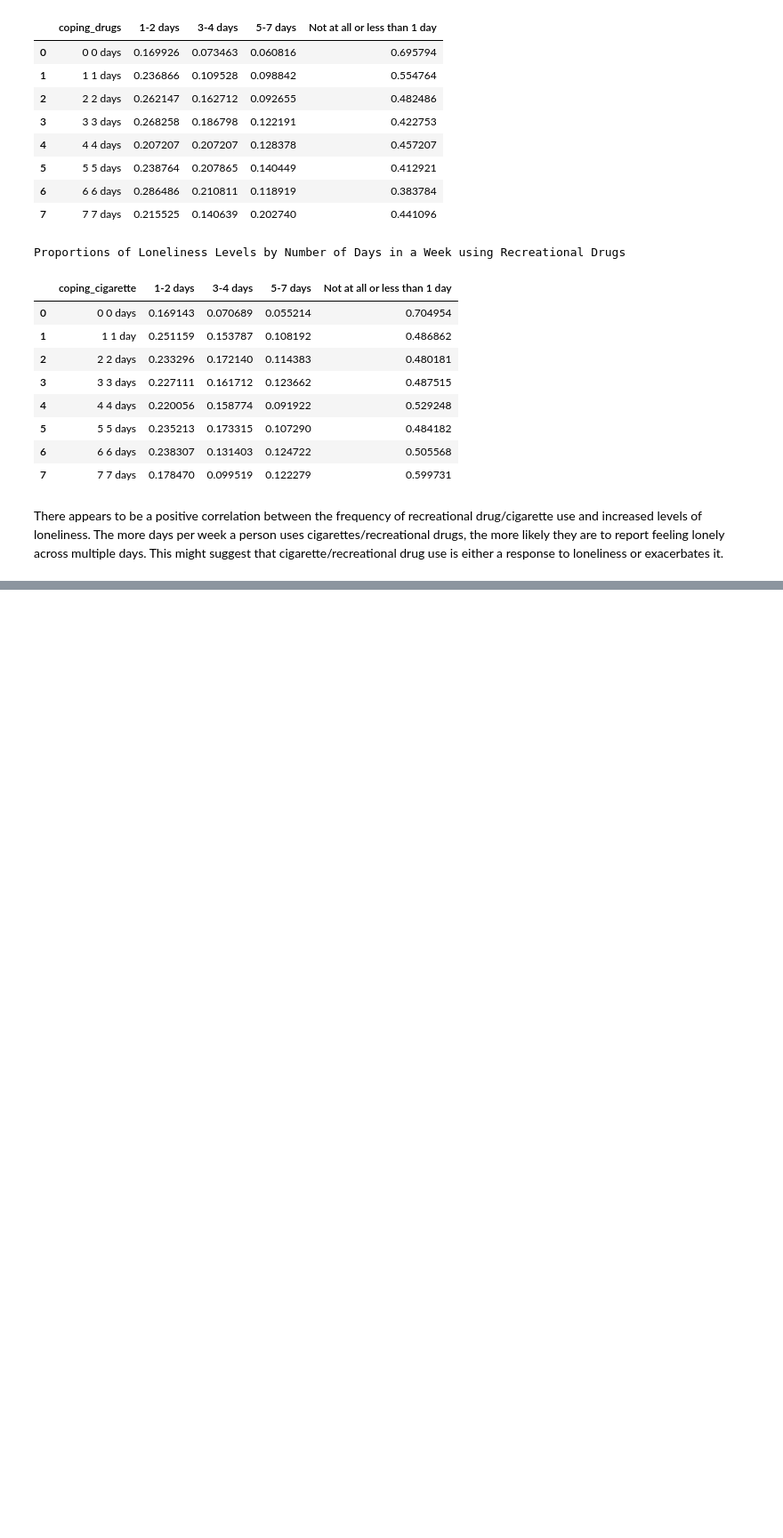
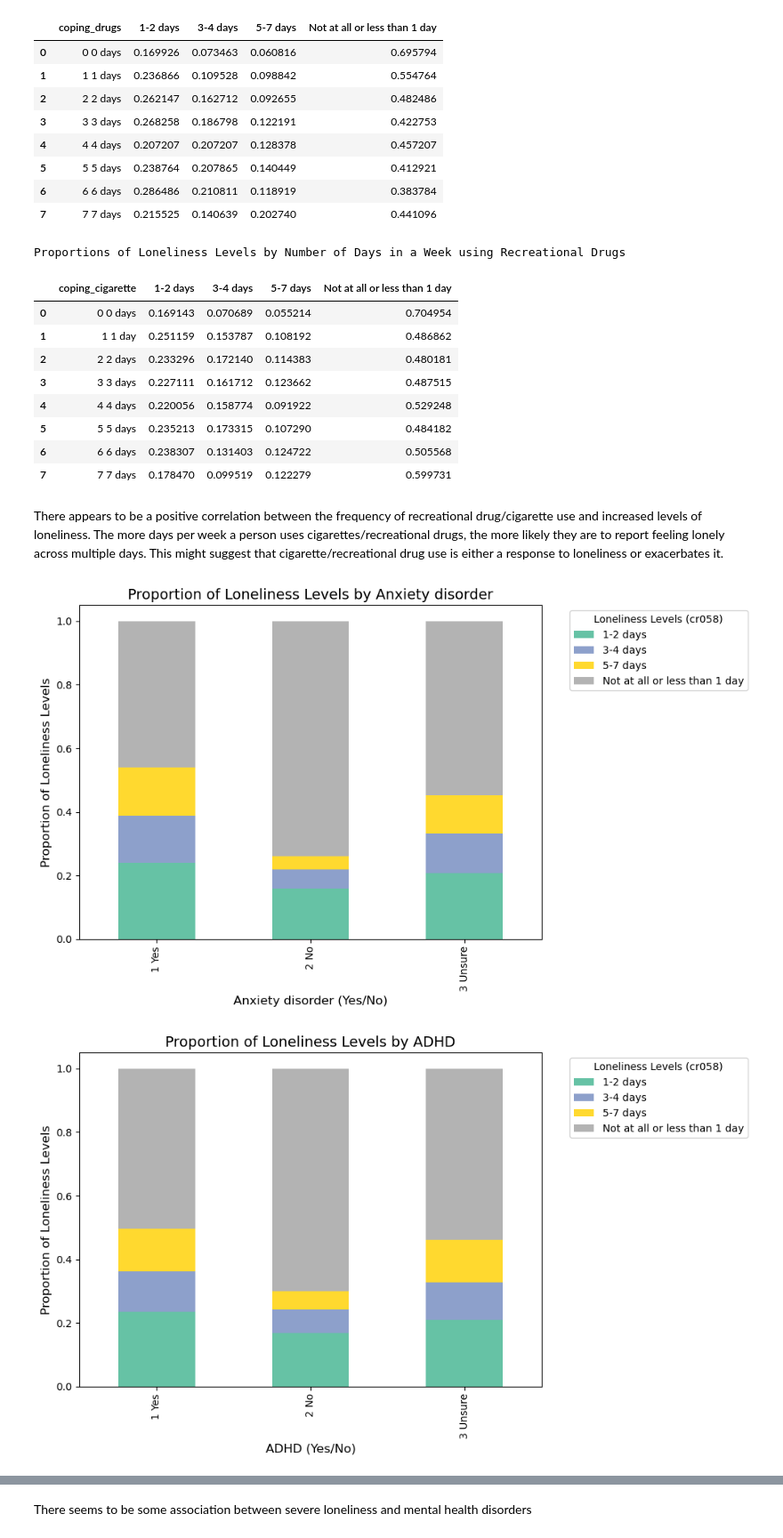
Before and after one commit to aditisudhakar/DSDP-Project-2, a Jupyter notebook: Loneliness.ipynb, the cells around one changed output, grey strips where cells are left out. Shown at 89% size. Drawn from its saved outputs; the diff is of its cells as text; code cells hidden in the pictures; blank space fills up the shorter version.

```diff
--- a/Loneliness.ipynb
+++ b/Loneliness.ipynb
@@ -1336,3 +1336,23 @@ Proportions of Loneliness Levels by Number of Days in a Week using Recreational
 | 7 | 7 7 days | 0.178470 | 0.099519 | 0.122279 | 0.599731 |
 # %% [markdown]
 There appears to be a positive correlation between the frequency of recreational drug/cigarette use and increased levels of loneliness. The more days per week a person uses cigarettes/recreational drugs, the more likely they are to report feeling lonely across multiple days. This might suggest that cigarette/recreational drug use is either a response to loneliness or exacerbates it.
+# %%
+#function to create and plot bar chart for each mental health condition
+def plot_relation_with_loneliness(df, condition_var, condition_desc):
+    #crosstab of the mental health condition and loneliness
+    cross_tab = pd.crosstab(df[condition_var], df['cr058'], normalize='index')
+
+    cross_tab.plot(kind='bar', stacked=True, colormap='Set2', figsize=(10, 6))
+    plt.title(f'Proportion of Loneliness Levels by {condition_desc}', fontsize=14)
+    plt.xlabel(f'{condition_desc} (Yes/No)', fontsize=12)
+    plt.ylabel('Proportion of Loneliness Levels', fontsize=12)
+    plt.legend(title='Loneliness Levels (cr058)', bbox_to_anchor=(1.05, 1), loc='upper left')
+    plt.tight_layout()
+    plt.show()
+
+#loop through each mental health condition and plot its relationship with loneliness
+for var, desc in descriptions_cr056.items():
+    plot_relation_with_loneliness(newdf, var, desc)
+# %% [output]
+[figure, added]
+[figure, added]
@@ -1338,0 +1366,2 @@ There appears to be a positive correlation between the frequency of recreational
+# %% [markdown]
+There seems to be some association between severe loneliness and mental health disorders
```
Also changed, not shown: parts of 1 cell of this notebook.
